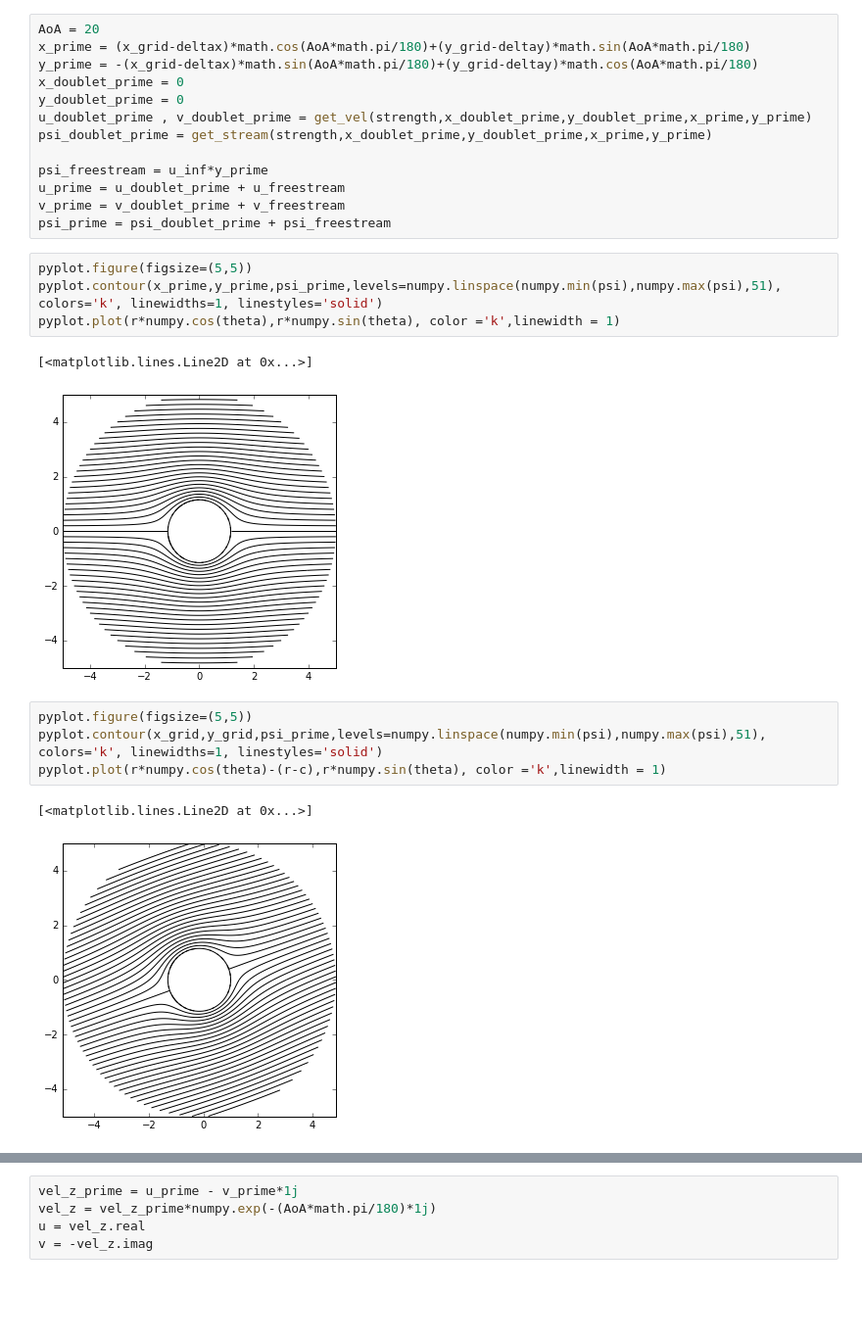
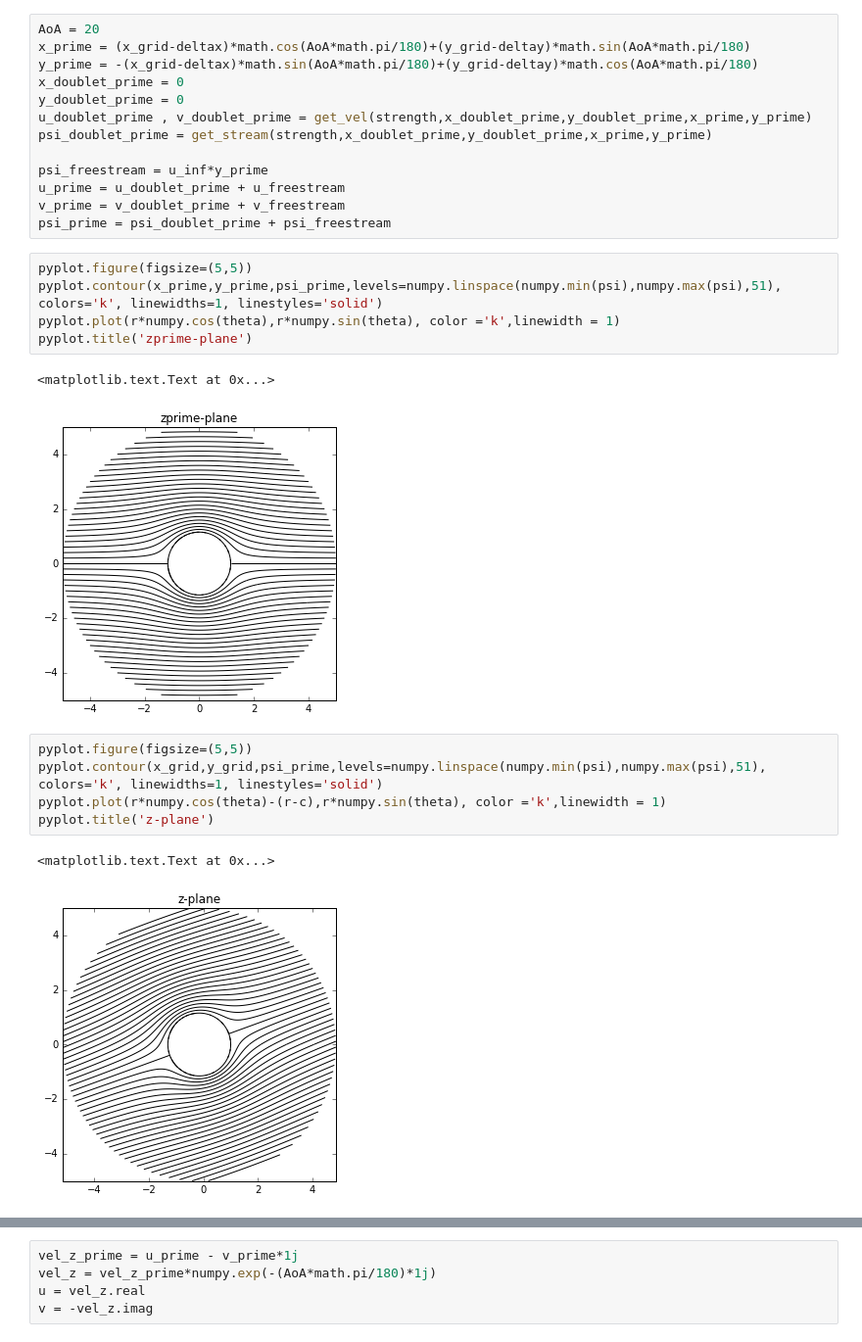
Before and after one commit to Dmphelps89/mae6226, a Jupyter notebook: assignment_02.ipynb, the cells around one changed output, grey strips where cells are left out. Shown at 98% size. Drawn from its saved outputs; the diff is of its cells as text; blank space fills up the shorter version.

```diff
--- a/assignment_02.ipynb
+++ b/assignment_02.ipynb
@@ -238,17 +250,19 @@ psi_prime = psi_doublet_prime + psi_freestream
 # %%
 pyplot.figure(figsize=(5,5))
 pyplot.contour(x_prime,y_prime,psi_prime,levels=numpy.linspace(numpy.min(psi),numpy.max(psi),51), colors='k', linewidths=1, linestyles='solid')
 pyplot.plot(r*numpy.cos(theta),r*numpy.sin(theta), color ='k',linewidth = 1)
+pyplot.title('zprime-plane')
 # %% [output]
-[<matplotlib.lines.Line2D at 0x...>]
+<matplotlib.text.Text at 0x...>
-[figure, old version]
+[figure, new version]
 # %%
 pyplot.figure(figsize=(5,5))
 pyplot.contour(x_grid,y_grid,psi_prime,levels=numpy.linspace(numpy.min(psi),numpy.max(psi),51), colors='k', linewidths=1, linestyles='solid')
 pyplot.plot(r*numpy.cos(theta)-(r-c),r*numpy.sin(theta), color ='k',linewidth = 1)
+pyplot.title('z-plane')
 # %% [output]
-[<matplotlib.lines.Line2D at 0x...>]
+<matplotlib.text.Text at 0x...>
-[figure, old version]
+[figure, new version]
 # %%
 pyplot.figure(figsize=(5,5))
 pyplot.contour(j_grid.real,j_grid.imag,psi_prime,levels=numpy.linspace(numpy.min(psi),numpy.max(psi),51), colors='k', linewidths=1, linestyles='solid')
```
Also changed, not shown: parts of 28 cells of this notebook.
